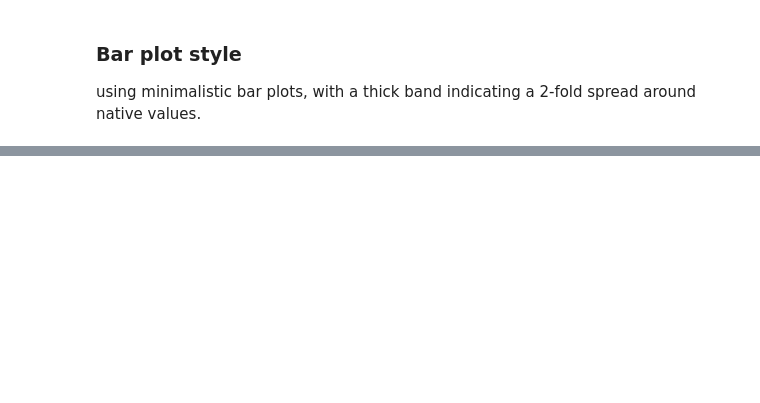
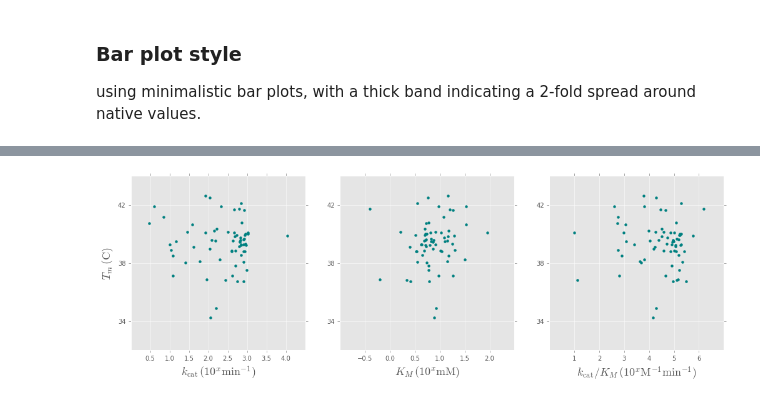
Before and after one commit to dacarlin/bglb_thermal, a Jupyter notebook: paper_draft/figures_for_paper.ipynb, the cells around one changed output, grey strips where cells are left out. Drawn from its saved outputs; the diff is of its cells as text; code cells hidden in the pictures; blank space fills up the shorter version.

```diff
--- a/paper_draft/figures_for_paper.ipynb
+++ b/paper_draft/figures_for_paper.ipynb
@@ -412,3 +374,36 @@ plt.savefig( 'tm_versus_all.png', dpi=600 )
+# %%
+# yet another way
+
+plt.style.use( 'ggplot' )
+
+constants = [
+    ( 'kcat', 880, '$k_{\mathrm{cat}}\,(10^x \mathrm{min}^{-1})$' ),
+    ( 'km', 5.5, '$K_M\,(10^x \mathrm{mM})$' ),
+    ( 'kcatkm', 17400, '$k_{\mathrm{cat}}/K_M\,(10^x \mathrm{M}^{-1}\mathrm{min}^{-1})$' ),
+]
+
+plt.figure( figsize=( 17, 5 ) )
+
+for idx, ( constant, native_value, fmt_str ) in enumerate( constants ):
+
+    x = log10( df[ constant ] )
+    y = df.tm
+    my_log_value = log10( native_value )
+
+    plt.subplot( 1, 3, idx+1 )
+    plt.scatter( x, y, color='teal', lw=0 )
+
+    my_x_ticks = plt.xticks()[0]
+    plt.xticks( my_x_ticks[1:-1] )
+    plt.yticks( [ 34, 38, 42 ] )
+
+    plt.xlabel( fmt_str, fontsize=18, fontname='Source Sans Pro' )
+    if idx == 0:
+        plt.ylabel( '$T_m\,(\mathrm{C})$', fontsize=18, fontname='Source Sans Pro' )
+
+#plt.savefig( 'tm_versus_all.png', dpi=600 )
+# %% [output]
+[figure, added]
 # %%
 my_muts = [ 'E222H', 'Q19S', 'N404C', 'W120F' ]
 # %%
```
Also changed, not shown: parts of 20 cells of this notebook.
